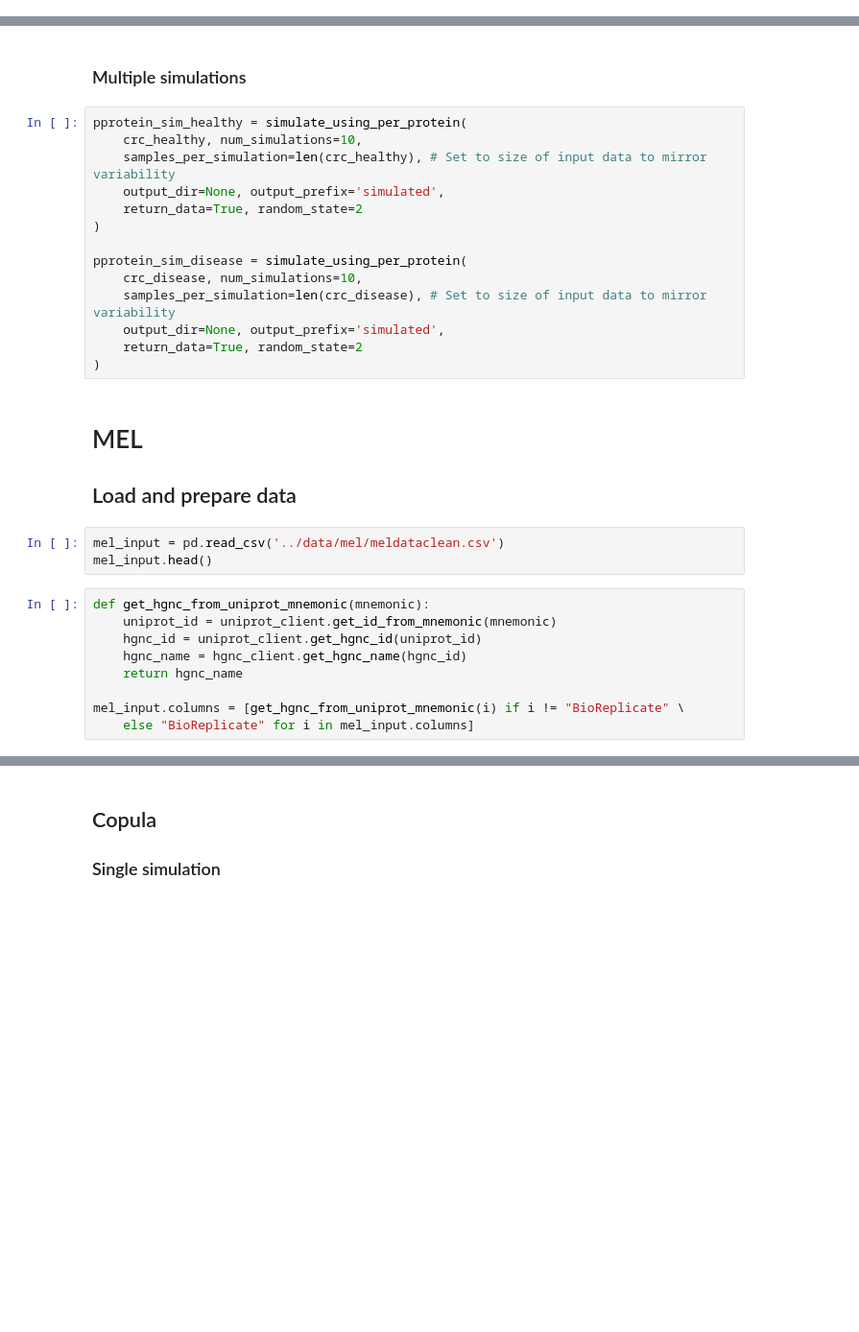
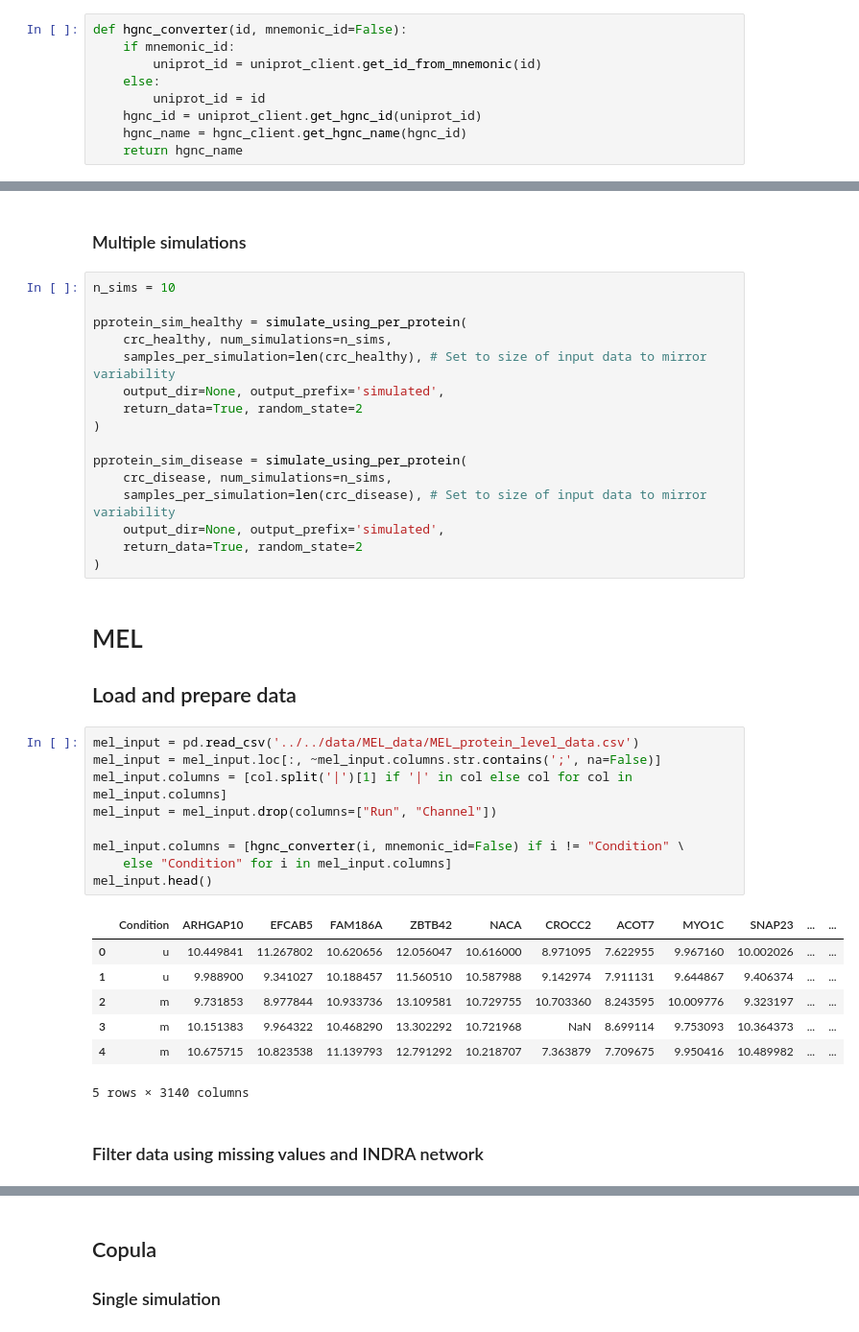
Before and after one commit to devonjkohler/MSquantSim, a Jupyter notebook: notebooks/simulation_comparison.ipynb, the cells around one changed output, grey strips where cells are left out. Shown at 96% size. Saved outputs shown, nothing was run; the diff lists cells and outputs as text; blank space fills up the shorter version.

Commit message:
Main simulations and evaluation

```diff
--- a/notebooks/simulation_comparison.ipynb
+++ b/notebooks/simulation_comparison.ipynb
@@ -22,3 +40,12 @@ warnings.filterwarnings('ignore')
+# %%
+def hgnc_converter(id, mnemonic_id=False):
+    if mnemonic_id:
+        uniprot_id = uniprot_client.get_id_from_mnemonic(id)
+    else:
+        uniprot_id = id
+    hgnc_id = uniprot_client.get_hgnc_id(uniprot_id)
+    hgnc_name = hgnc_client.get_hgnc_name(hgnc_id)
+    return hgnc_name
 # %% [markdown]
 # CRC
 
@@ -119,15 +166,17 @@ pprotein_sim_disease = simulate_using_per_protein(
 # %% [markdown]
 ### Multiple simulations
 # %%
+n_sims = 10
+
 pprotein_sim_healthy = simulate_using_per_protein(
-    crc_healthy, num_simulations=10,
+    crc_healthy, num_simulations=n_sims,
     samples_per_simulation=len(crc_healthy), # Set to size of input data to mirror variability
     output_dir=None, output_prefix='simulated',
     return_data=True, random_state=2
 )
 
 pprotein_sim_disease = simulate_using_per_protein(
-    crc_disease, num_simulations=10,
+    crc_disease, num_simulations=n_sims,
     samples_per_simulation=len(crc_disease), # Set to size of input data to mirror variability
     output_dir=None, output_prefix='simulated',
     return_data=True, random_state=2
@@ -137,14 +186,21 @@ pprotein_sim_disease = simulate_using_per_protein(
 
 ## Load and prepare data
 # %%
-mel_input = pd.read_csv('../data/mel/meldataclean.csv')
+mel_input = pd.read_csv('../../data/MEL_data/MEL_protein_level_data.csv')
+mel_input = mel_input.loc[:, ~mel_input.columns.str.contains(';', na=False)]
+mel_input.columns = [col.split('|')[1] if '|' in col else col for col in mel_input.columns]
+mel_input = mel_input.drop(columns=["Run", "Channel"])
+
+mel_input.columns = [hgnc_converter(i, mnemonic_id=False) if i != "Condition" \
+    else "Condition" for i in mel_input.columns]
 mel_input.head()
+# %% [output]
+|  | Condition | ARHGAP10 | EFCAB5 | FAM186A | ZBTB42 | NACA | CROCC2 | ACOT7 | MYO1C | SNAP23 | ... | ... |
+| 0 | u | 10.449841 | 11.267802 | 10.620656 | 12.056047 | 10.616000 | 8.971095 | 7.622955 | 9.967160 | 10.002026 | ... | ... |
+| 1 | u | 9.988900 | 9.341027 | 10.188457 | 11.560510 | 10.587988 | 9.142974 | 7.911131 | 9.644867 | 9.406374 | ... | ... |
+| 2 | m | 9.731853 | 8.977844 | 10.933736 | 13.109581 | 10.729755 | 10.703360 | 8.243595 | 10.009776 | 9.323197 | ... | ... |
+| 3 | m | 10.151383 | 9.964322 | 10.468290 | 13.302292 | 10.721968 | NaN | 8.699114 | 9.753093 | 10.364373 | ... | ... |
+| 4 | m | 10.675715 | 10.823538 | 11.139793 | 12.791292 | 10.218707 | 7.363879 | 7.709675 | 9.950416 | 10.489982 | ... | ... |
+5 rows × 3140 columns
-# %%
-def get_hgnc_from_uniprot_mnemonic(mnemonic):
-    uniprot_id = uniprot_client.get_id_from_mnemonic(mnemonic)
-    hgnc_id = uniprot_client.get_hgnc_id(uniprot_id)
-    hgnc_name = hgnc_client.get_hgnc_name(hgnc_id)
-    return hgnc_name
-
-mel_input.columns = [get_hgnc_from_uniprot_mnemonic(i) if i != "BioReplicate" \
-    else "BioReplicate" for i in mel_input.columns]
+# %% [markdown]
+### Filter data using missing values and INDRA network
```
Also changed, not shown: parts of 32 cells of this notebook, 13 other files.
